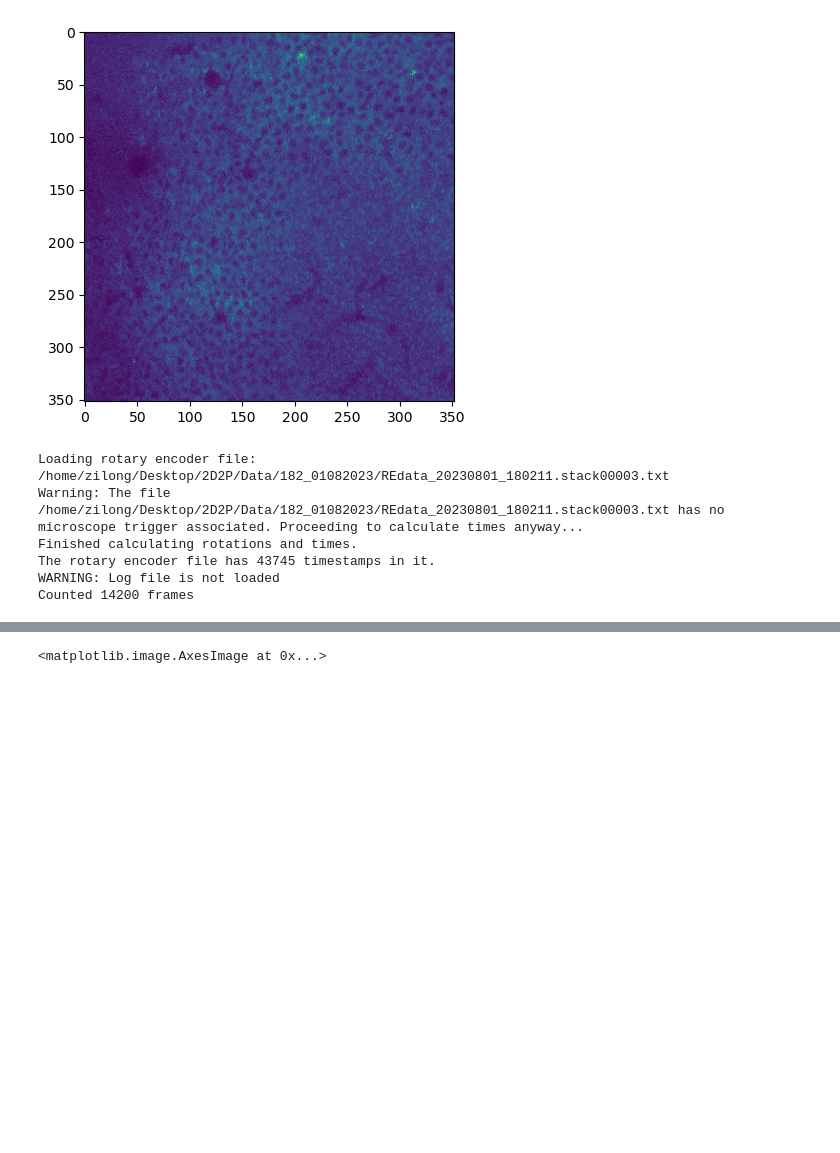
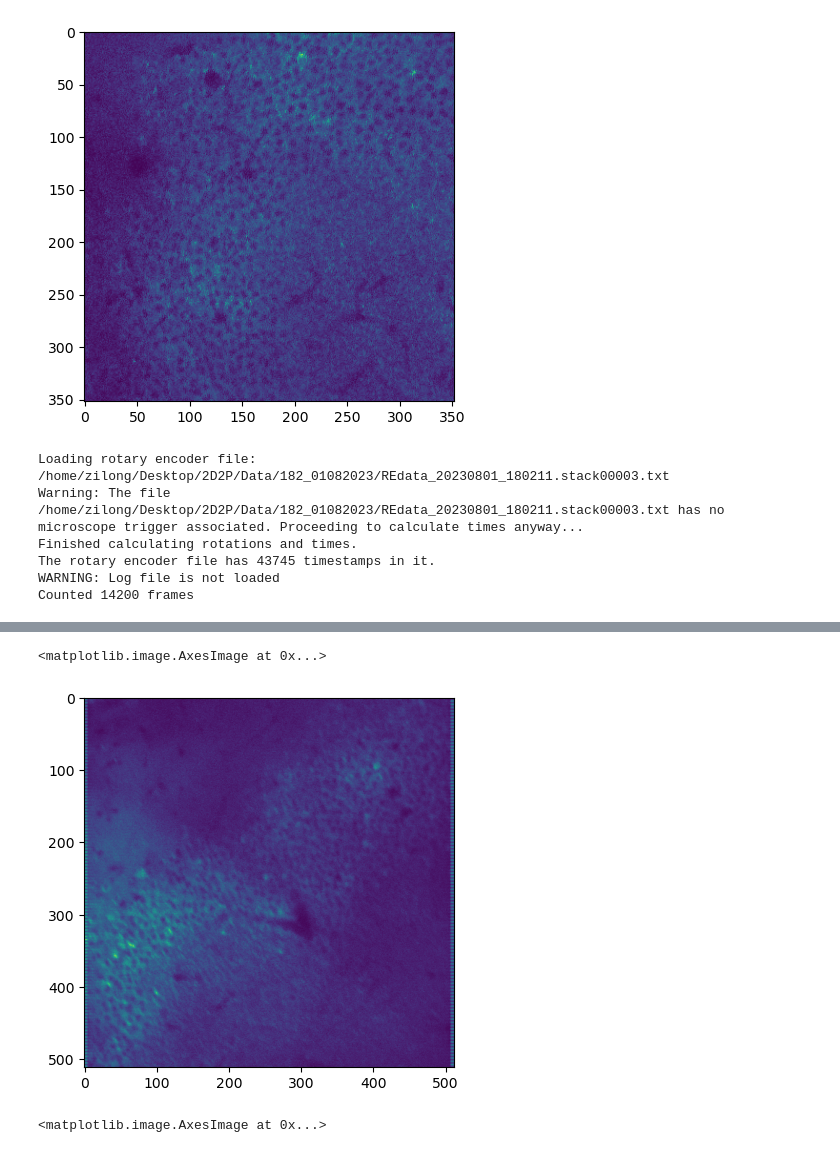
Before and after one commit to ZilongJi/2D2P, a Jupyter notebook: notebook/zstack_visualization.ipynb, the cells around one changed output, grey strips where cells are left out. Saved outputs shown, nothing was run; the diff lists cells and outputs as text; code cells hidden in the pictures; blank space fills up the shorter version.

```diff
--- a/notebook/zstack_visualization.ipynb
+++ b/notebook/zstack_visualization.ipynb
@@ -211,3 +254,9 @@ for j in range(71):
+# %%
+A = allmeanZ[35]
+plt.imshow(A.T)
+# %% [output]
+<matplotlib.image.AxesImage at 0x...>
+[figure, added]
 # %%
 import numpy as np
 import matplotlib.pyplot as plt
```
Also changed, not shown: parts of 3 cells of this notebook, 3 other files.
